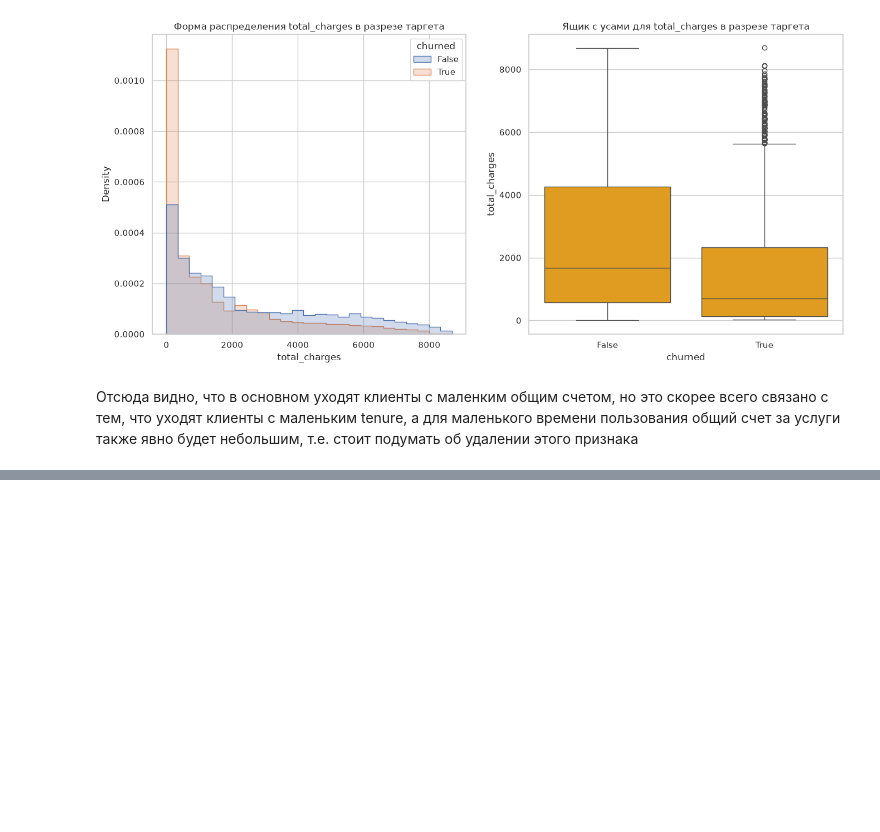
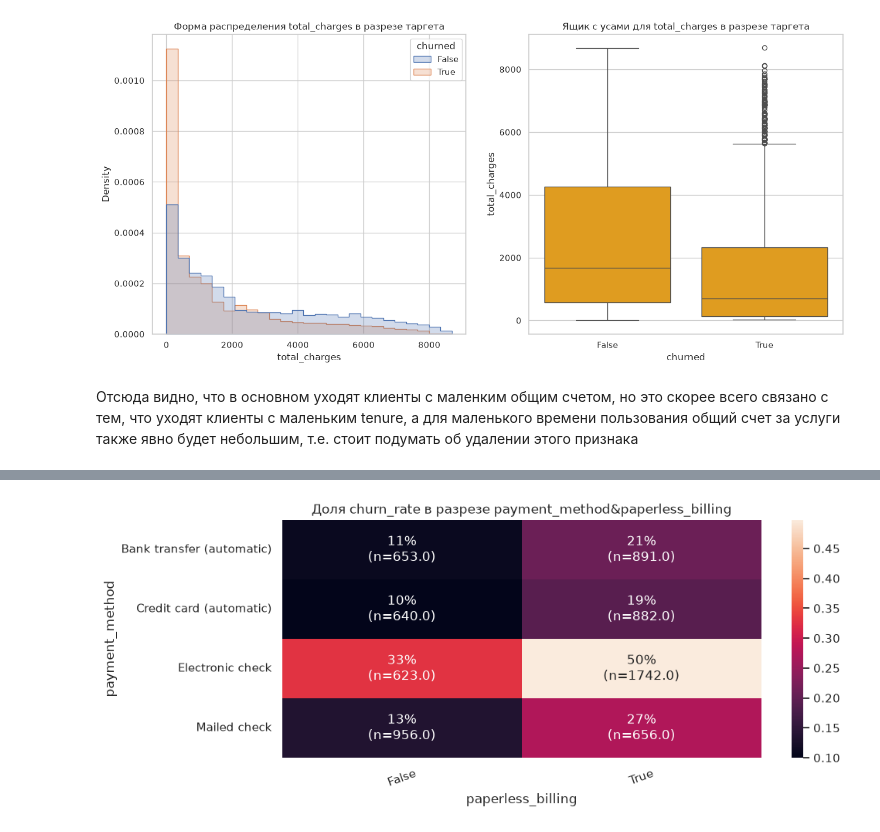
Before and after one commit to rafsimoms/churn-prediction-service, a Jupyter notebook: notebooks/01_eda.ipynb, the cells around one changed output, grey strips where cells are left out. Cells and saved outputs as stored; diff of their text form; code cells hidden in the pictures; blank space fills up the shorter version.

```diff
--- a/notebooks/01_eda.ipynb
+++ b/notebooks/01_eda.ipynb
@@ -255,0 +282,7 @@ hist_and_box(df=df, col_name='total_charges')
+# %%
+df = pd.read_sql("""SELECT co.payment_method, co.paperless_billing, AVG(l.churned::int) as churn_rate, COUNT(*) AS n
+FROM contracts AS co JOIN churn_labels AS l ON co.customer_id = l.customer_id
+GROUP BY co.payment_method, co.paperless_billing""", engine)
+plot_heatmap('payment_method', 'paperless_billing', df, 'churn_rate')
+# %% [output]
+[figure, added]
```
Also changed, not shown: parts of 22 cells of this notebook, 1 other file.
